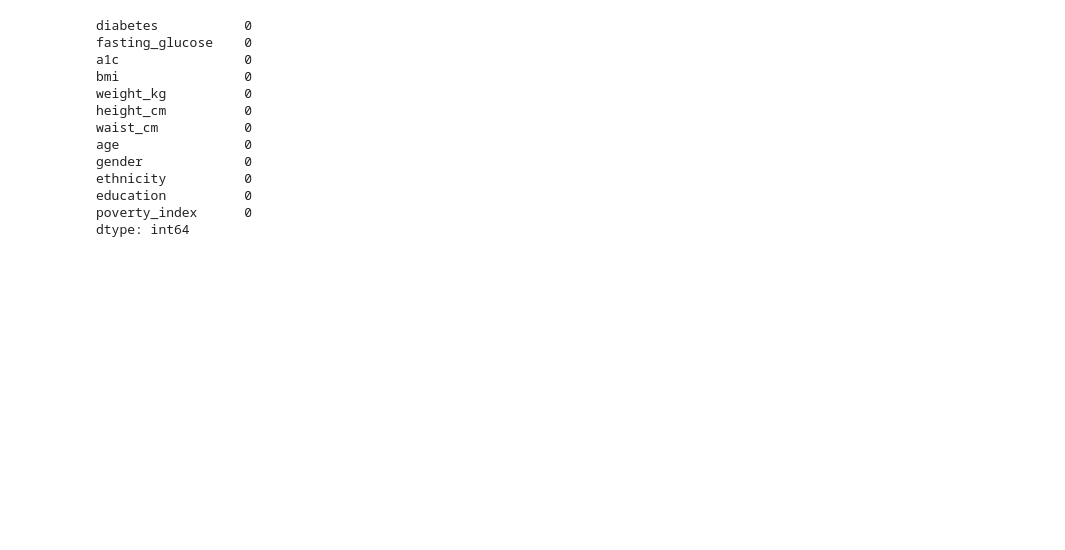
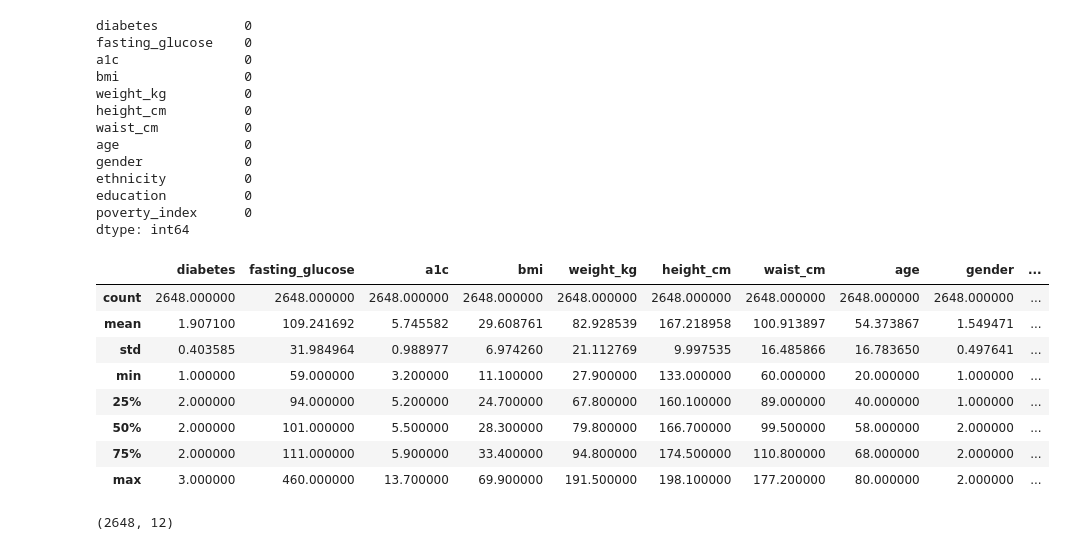
Before and after one commit to fardaevm/Diabetes-NHANES, a Jupyter notebook: notebooks/diabetes.ipynb, the cells around one changed output. Drawn from its saved outputs; the diff is of its cells as text; code cells hidden in the pictures; blank space fills up the shorter version.

```diff
--- a/notebooks/diabetes.ipynb
+++ b/notebooks/diabetes.ipynb
@@ -259,0 +258,16 @@ df_clean.to_csv("../data/nhanes_diabetes_cleaned.csv", index=False)
+# %%
+df_clean.describe()
+# %% [output]
+|  | diabetes | fasting_glucose | a1c | bmi | weight_kg | height_cm | waist_cm | age | gender | ... |
+| count | 2648.000000 | 2648.000000 | 2648.000000 | 2648.000000 | 2648.000000 | 2648.000000 | 2648.000000 | 2648.000000 | 2648.000000 | ... |
+| mean | 1.907100 | 109.241692 | 5.745582 | 29.608761 | 82.928539 | 167.218958 | 100.913897 | 54.373867 | 1.549471 | ... |
+| std | 0.403585 | 31.984964 | 0.988977 | 6.974260 | 21.112769 | 9.997535 | 16.485866 | 16.783650 | 0.497641 | ... |
+| min | 1.000000 | 59.000000 | 3.200000 | 11.100000 | 27.900000 | 133.000000 | 60.000000 | 20.000000 | 1.000000 | ... |
+| 25% | 2.000000 | 94.000000 | 5.200000 | 24.700000 | 67.800000 | 160.100000 | 89.000000 | 40.000000 | 1.000000 | ... |
+| 50% | 2.000000 | 101.000000 | 5.500000 | 28.300000 | 79.800000 | 166.700000 | 99.500000 | 58.000000 | 2.000000 | ... |
+| 75% | 2.000000 | 111.000000 | 5.900000 | 33.400000 | 94.800000 | 174.500000 | 110.800000 | 68.000000 | 2.000000 | ... |
+| max | 3.000000 | 460.000000 | 13.700000 | 69.900000 | 191.500000 | 198.100000 | 177.200000 | 80.000000 | 2.000000 | ... |
+# %%
+df_clean.shape
+# %% [output]
+(2648, 12)
```
Also changed, not shown: parts of 6 cells of this notebook, 1 other file.
